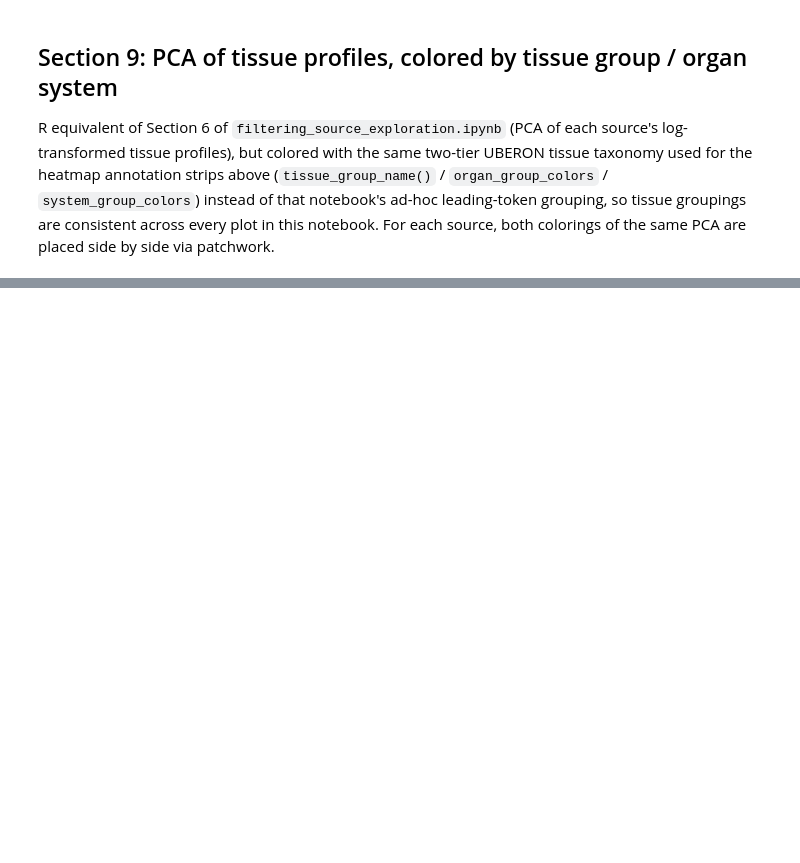
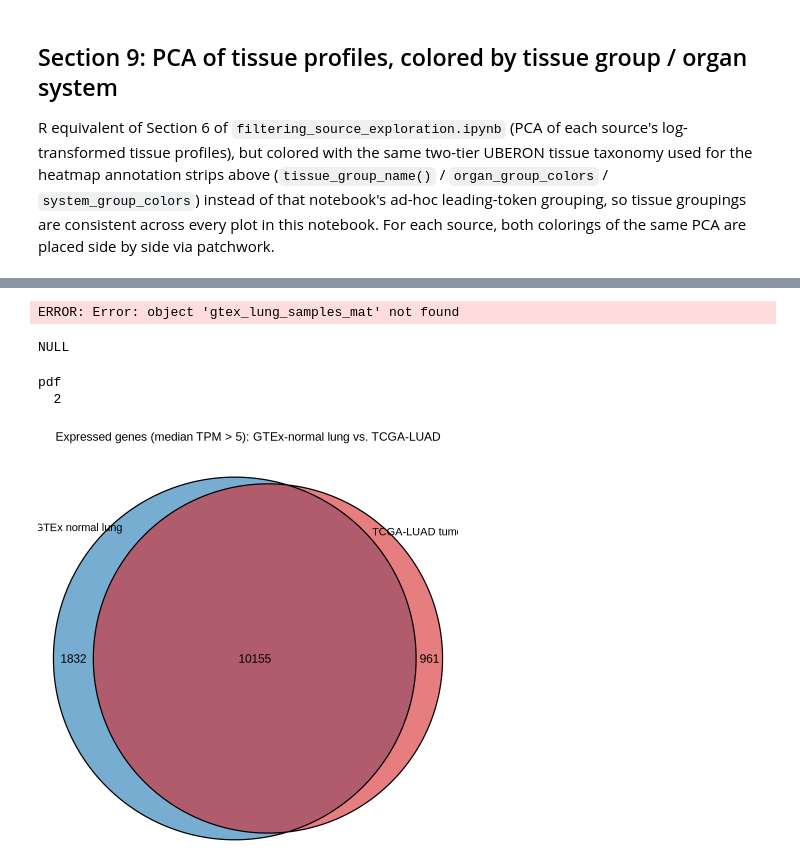
Before and after one commit to Schansiate/bachelor_thesis, a Jupyter notebook: tissue_clustering_heatmaps.ipynb, the cells around one changed output, grey strips where cells are left out. Saved outputs shown, nothing was run; the diff lists cells and outputs as text; code cells hidden in the pictures; blank space fills up the shorter version.

```diff
--- a/tissue_clustering_heatmaps.ipynb
+++ b/tissue_clustering_heatmaps.ipynb
@@ -644,0 +784,61 @@ plot_source_pca_pair(
+# %%
+EXPRESSION_THRESHOLD <- 2 # TPM
+
+gtex_lung_median_tpm <- rowMedians(gtex_lung_samples_mat, na.rm = TRUE)
+names(gtex_lung_median_tpm) <- rownames(gtex_lung_samples_mat)
+
+luad_median_log <- rowMedians(luad_samples_log, na.rm = TRUE)
+names(luad_median_log) <- rownames(luad_samples_log)
+
+luad_log_threshold <- log2(EXPRESSION_THRESHOLD + 1)
+
+expressed_gtex_lung <- names(gtex_lung_median_tpm)[gtex_lung_median_tpm > EXPRESSION_THRESHOLD]
+expressed_luad      <- names(luad_median_log)[luad_median_log > luad_log_threshold]
+
+expressed_gtex_lung <- intersect(expressed_gtex_lung, shared_genes_lung_luad)
+expressed_luad      <- intersect(expressed_luad, shared_genes_lung_luad)
+
+cat(sprintf(
+  "Expressed (median TPM > %.0f): %d/%d GTEx-normal-lung genes, %d/%d TCGA-LUAD genes\n",
+  EXPRESSION_THRESHOLD,
+  length(expressed_gtex_lung), length(shared_genes_lung_luad),
+  length(expressed_luad), length(shared_genes_lung_luad)
+))
+# %% [output]
+ERROR: Error: object 'gtex_lung_samples_mat' not found
+# %%
+# VennDiagram writes an INFO line to a log file by default; drop it to
+# ERROR so re-running this cell doesn't litter the working directory.
+suppressMessages(futile.logger::flog.threshold(futile.logger::ERROR, name = "VennDiagramLogger"))
+
+venn_gene_sets <- list(
+  "GTEx normal lung" = expressed_gtex_lung,
+  "TCGA-LUAD tumor"  = expressed_luad
+)
+
+venn_plot <- VennDiagram::venn.diagram(
+  x = venn_gene_sets,
+  filename = NULL,
+  fill = c(SOURCE_COLORS[["GTEx"]], "#D62728"),
+  alpha = 0.6,
+  cat.cex = 1.1,
+  cex = 1.2,
+  main = sprintf("Expressed genes (median TPM > %.0f): GTEx-normal lung vs. TCGA-LUAD", EXPRESSION_THRESHOLD),
+  main.cex = 1.2,
+  fontfamily = "sans",
+  cat.fontfamily = "sans",
+  main.fontfamily = "sans"
+)
+
+png(file.path(OUT_ROOT, "gtex_lung_vs_tcga_luad_expressed_venn_R.png"), width = 8, height = 7, units = "in", res = 200)
+grid.newpage()
+grid.draw(venn_plot)
+dev.off()
+
+grid.newpage()
+grid.draw(venn_plot)
+# %% [output]
+NULL
+pdf
+  2
+[figure, added]
```
Also changed, not shown: parts of 24 cells of this notebook, 1 other file.
